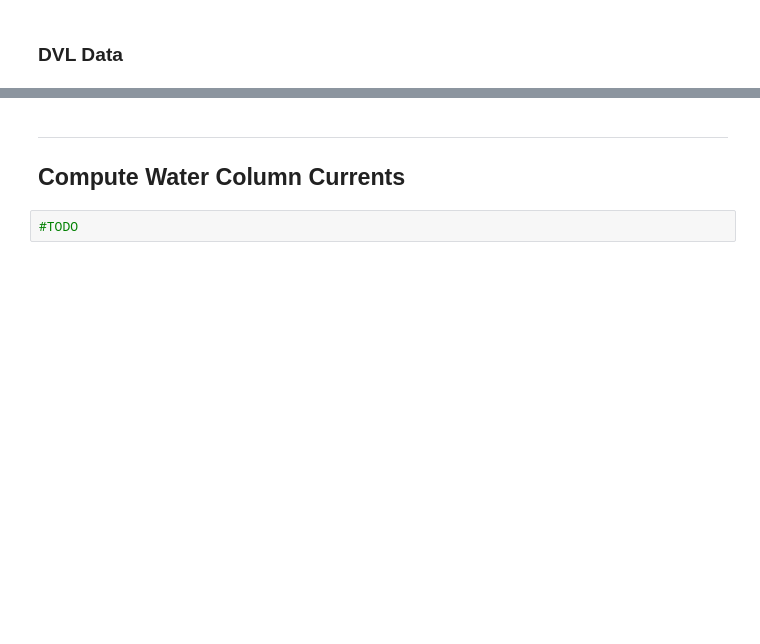
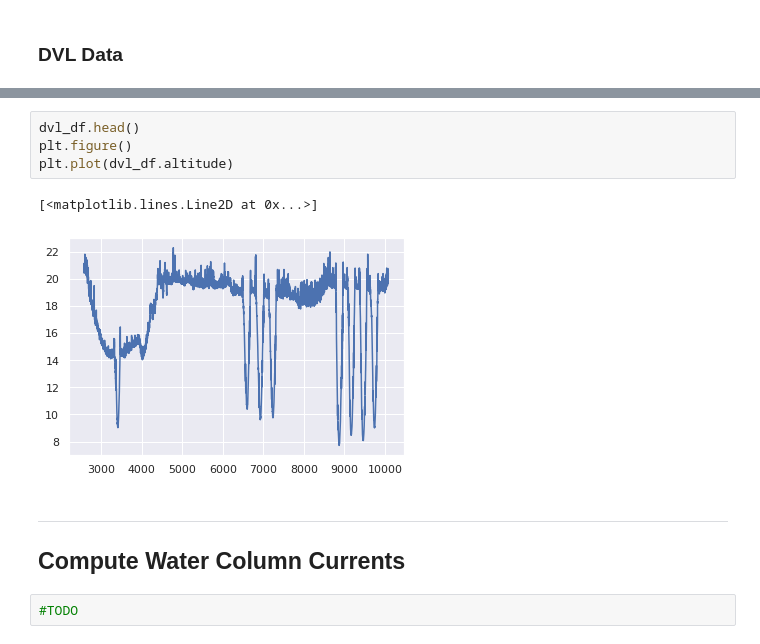
Before and after one commit to gidobot/dvl-nav, a Jupyter notebook: notebook/dvl-navigation-unit770.ipynb, the cells around one changed output, grey strips where cells are left out. Drawn from its saved outputs; the diff is of its cells as text; blank space fills up the shorter version.

```diff
--- a/notebook/dvl-navigation-unit770.ipynb
+++ b/notebook/dvl-navigation-unit770.ipynb
@@ -174,3 +252,10 @@ m_alt_status_df = pd.read_csv(filepath+ 'rosbags/rosbag_output/' + 'extctl-senso
+# %%
+dvl_df.head()
+plt.figure()
+plt.plot(dvl_df.altitude)
+# %% [output]
+[<matplotlib.lines.Line2D at 0x...>]
+[figure, added]
 # %% [markdown]
 ---
 <a id='compute-water-column-currents'></a>
```
Also changed, not shown: parts of 10 cells of this notebook.
